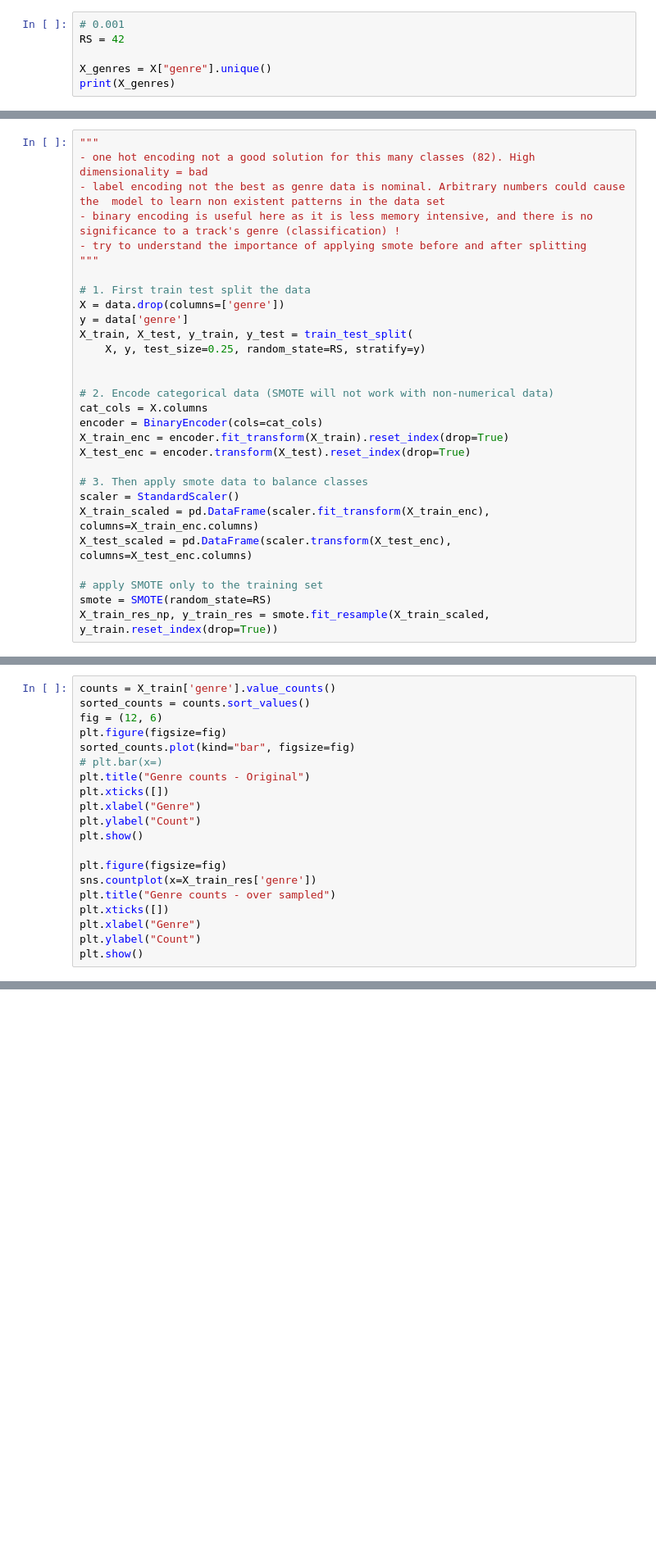
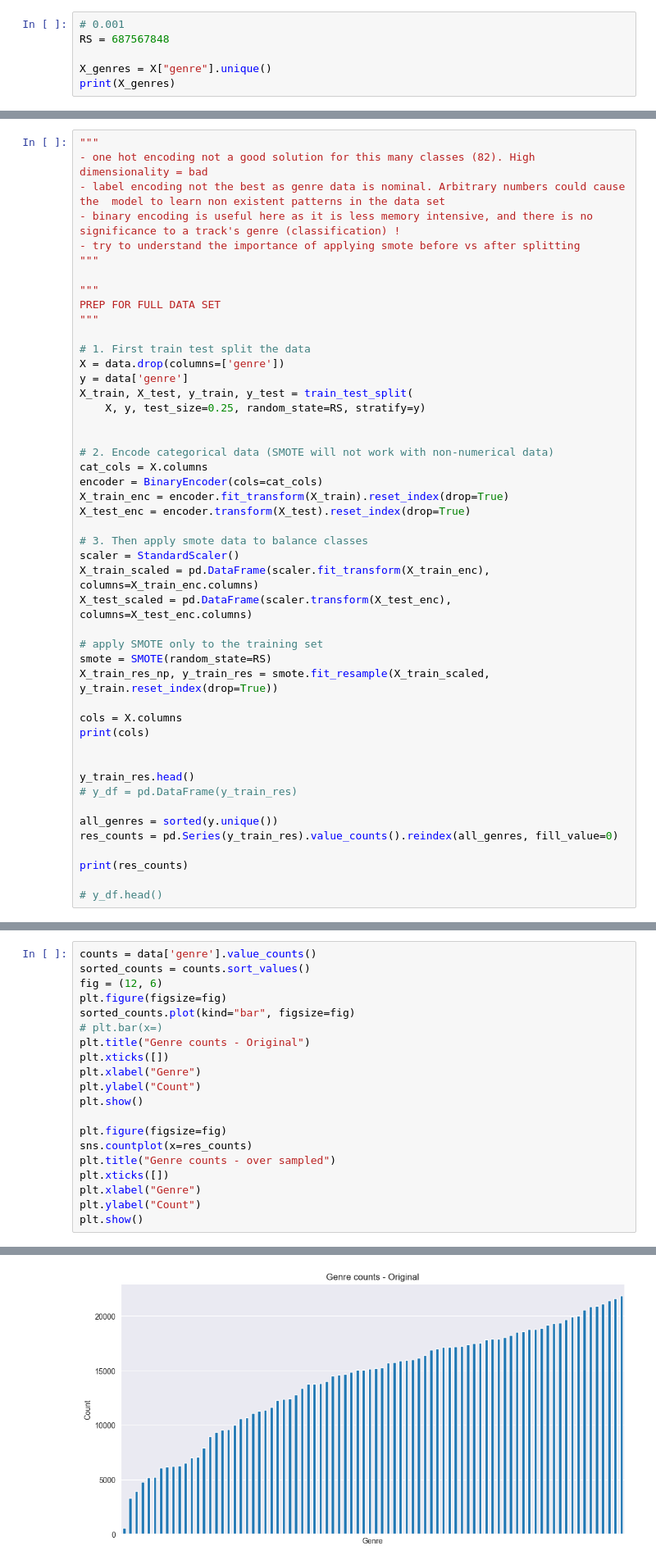
Before and after one commit to djordan015/CSCI-635-01-Group-4, a Jupyter notebook: ml/notebooks/genre_prediction.ipynb, the cells around one changed output, grey strips where cells are left out. Shown at 82% size. Cells and saved outputs as stored; diff of their text form; blank space fills up the shorter version.

```diff
--- a/ml/notebooks/genre_prediction.ipynb
+++ b/ml/notebooks/genre_prediction.ipynb
@@ -42,6 +47,6 @@ The shape of the data set is: (1159748, 14)
 # %%
 # 0.001
-RS = 42
+RS = 687567848
 
 X_genres = X["genre"].unique()
 print(X_genres)
@@ -141,7 +146,11 @@ sample = make_sample(X, "genre", n=n, rs=RS)
 - one hot encoding not a good solution for this many classes (82). High dimensionality = bad
 - label encoding not the best as genre data is nominal. Arbitrary numbers could cause the  model to learn non existent patterns in the data set
 - binary encoding is useful here as it is less memory intensive, and there is no significance to a track's genre (classification) !
-- try to understand the importance of applying smote before and after splitting
+- try to understand the importance of applying smote before vs after splitting
+"""
+
+"""
+PREP FOR FULL DATA SET
 """
 
 # 1. First train test split the data
@@ -165,3 +174,17 @@ X_test_scaled = pd.DataFrame(scaler.transform(X_test_enc), columns=X_test_enc.co
 # apply SMOTE only to the training set
 smote = SMOTE(random_state=RS)
 X_train_res_np, y_train_res = smote.fit_resample(X_train_scaled, y_train.reset_index(drop=True))
+
+cols = X.columns
+print(cols)
+
+
+y_train_res.head()
+# y_df = pd.DataFrame(y_train_res)
+
+all_genres = sorted(y.unique())
+res_counts = pd.Series(y_train_res).value_counts().reindex(all_genres, fill_value=0)
+
+print(res_counts)
+
+# y_df.head()
@@ -168,5 +209,5 @@ X_train_res_np, y_train_res = smote.fit_resample(X_train_scaled, y_train.reset_i
 # %%
-counts = X_train['genre'].value_counts()
+counts = data['genre'].value_counts()
 sorted_counts = counts.sort_values()
 fig = (12, 6)
 plt.figure(figsize=fig)
@@ -179,7 +220,7 @@ plt.ylabel("Count")
 plt.show()
 
 plt.figure(figsize=fig)
-sns.countplot(x=X_train_res['genre'])
+sns.countplot(x=res_counts)
 plt.title("Genre counts - over sampled")
 plt.xticks([])
 plt.xlabel("Genre")
@@ -189,0 +230 @@ KeyError: 'genre'
+[figure, added]
```
Also changed, not shown: parts of 9 cells of this notebook.
